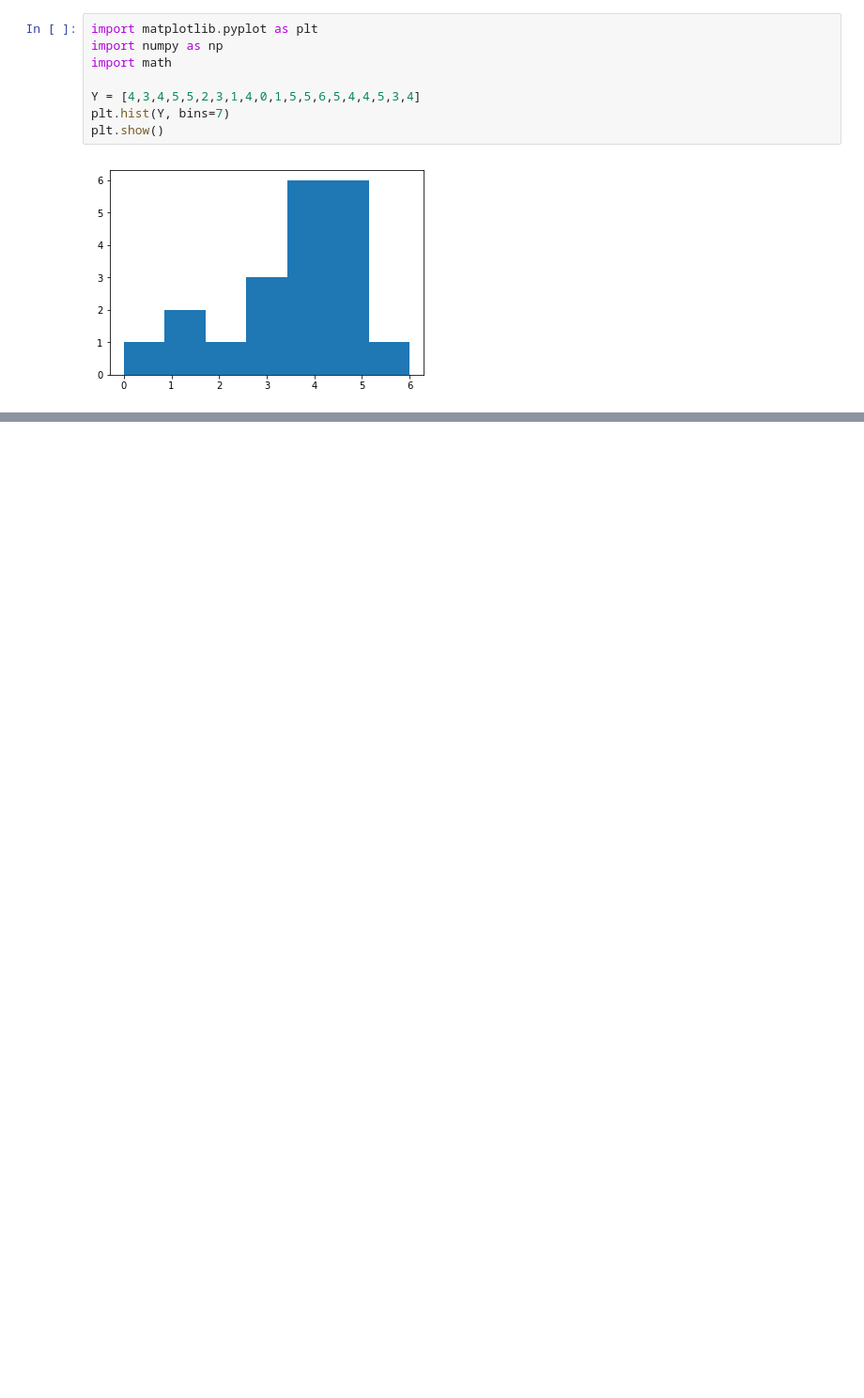
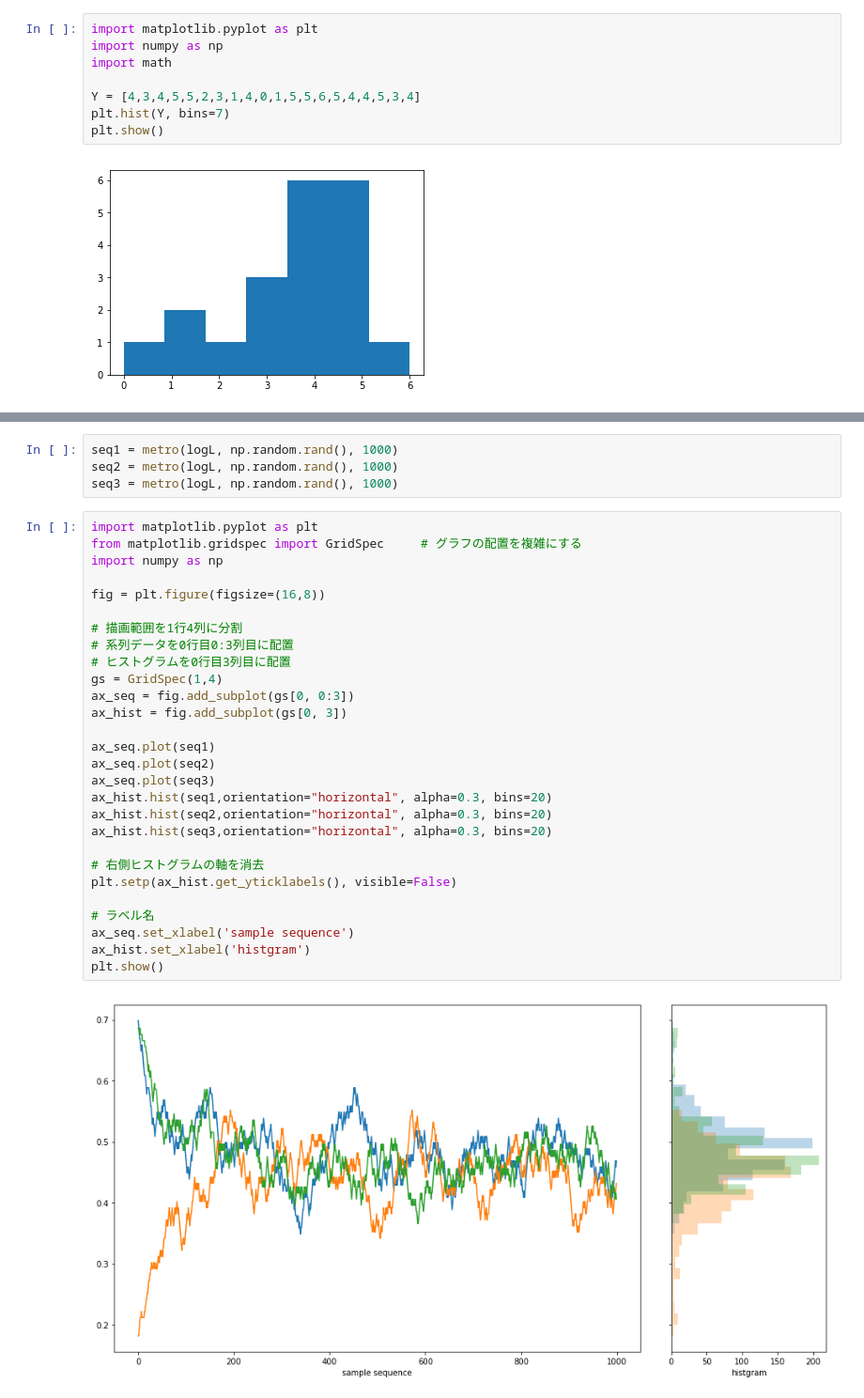
Before and after one commit to tsato-code/python_script, a Jupyter notebook: kubo8.ipynb, the cells around one changed output, grey strips where cells are left out. Shown at 94% size. Cells and saved outputs as stored; diff of their text form; blank space fills up the shorter version.

```diff
--- a/kubo8.ipynb
+++ b/kubo8.ipynb
@@ -105,0 +142,34 @@ plt.show()
+# %%
+seq1 = metro(logL, np.random.rand(), 1000)
+seq2 = metro(logL, np.random.rand(), 1000)
+seq3 = metro(logL, np.random.rand(), 1000)
+# %%
+import matplotlib.pyplot as plt
+from matplotlib.gridspec import GridSpec     # グラフの配置を複雑にする
+import numpy as np
+
+fig = plt.figure(figsize=(16,8))
+
+# 描画範囲を1行4列に分割
+# 系列データを0行目0:3列目に配置
+# ヒストグラムを0行目3列目に配置
+gs = GridSpec(1,4)
+ax_seq = fig.add_subplot(gs[0, 0:3])
+ax_hist = fig.add_subplot(gs[0, 3])
+
+ax_seq.plot(seq1)
+ax_seq.plot(seq2)
+ax_seq.plot(seq3)
+ax_hist.hist(seq1,orientation="horizontal", alpha=0.3, bins=20)
+ax_hist.hist(seq2,orientation="horizontal", alpha=0.3, bins=20)
+ax_hist.hist(seq3,orientation="horizontal", alpha=0.3, bins=20)
+
+# 右側ヒストグラムの軸を消去
+plt.setp(ax_hist.get_yticklabels(), visible=False)
+
+# ラベル名
+ax_seq.set_xlabel('sample sequence')
+ax_hist.set_xlabel('histgram')
+plt.show()
+# %% [output]
+[figure, added]
```
Also changed, not shown: parts of 13 cells of this notebook.
